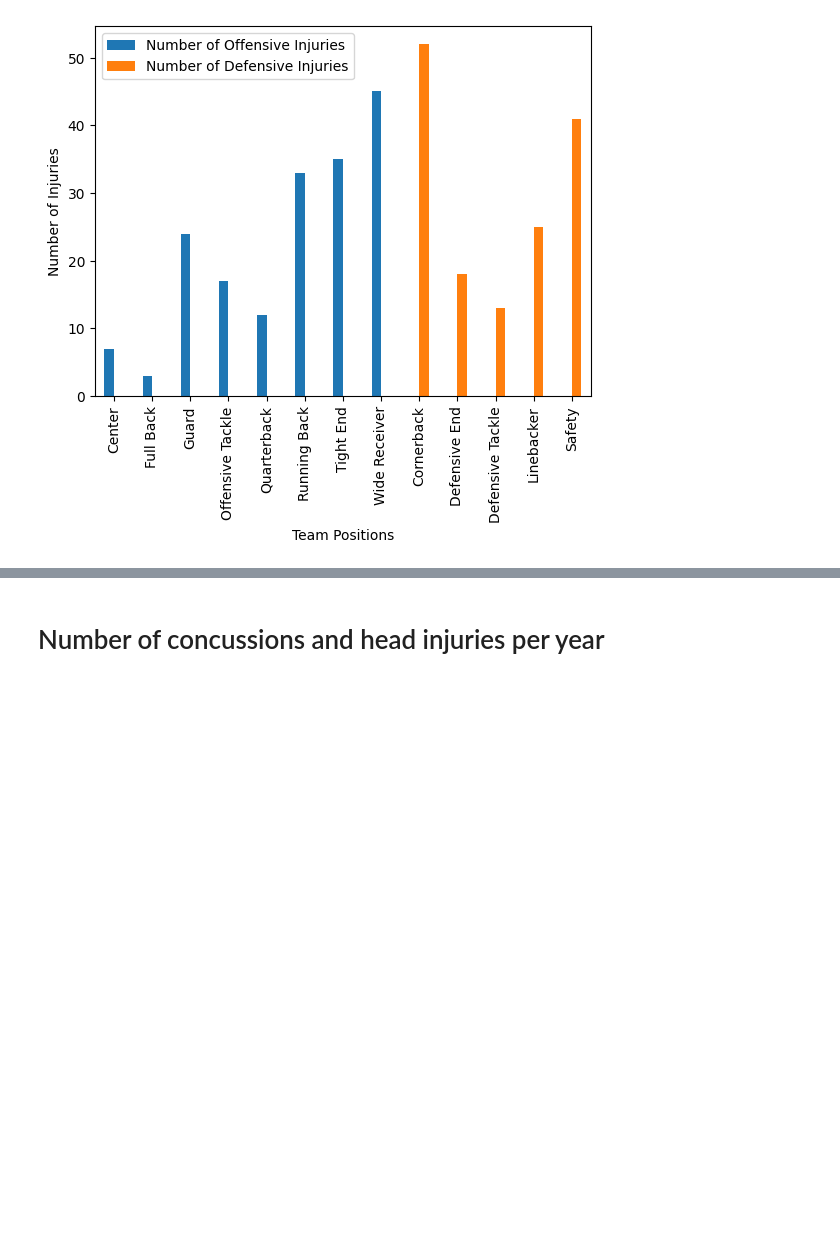
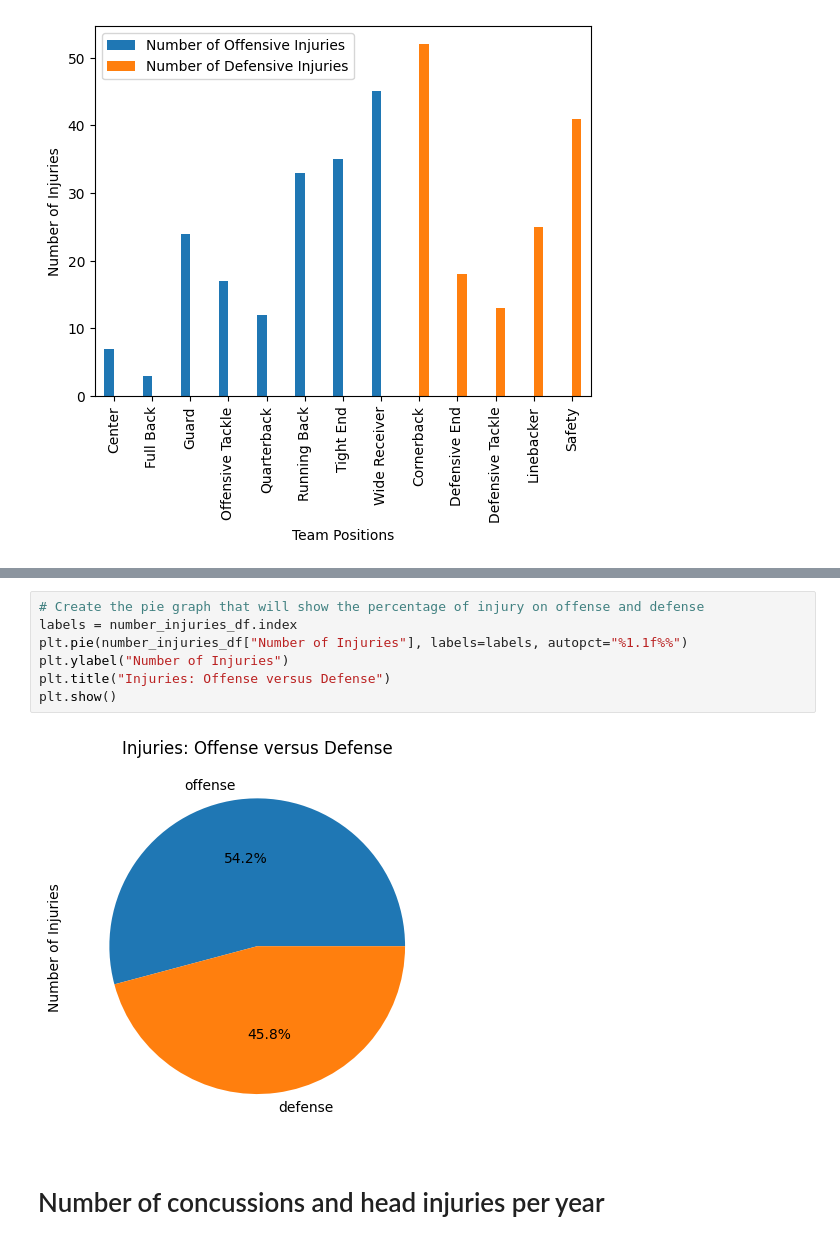
Before and after one commit to DunieCarrasco/nfl_concussion_analysis, a Jupyter notebook: joel_clean_dataframe.ipynb, the cells around one changed output, grey strips where cells are left out. Cells and saved outputs as stored; diff of their text form; blank space fills up the shorter version.

```diff
--- a/joel_clean_dataframe.ipynb
+++ b/joel_clean_dataframe.ipynb
@@ -374,3 +468,12 @@ number_injuries_df.plot(kind="bar", xlabel="Team Types", ylabel="Number of Injur
+# %%
+# Create the pie graph that will show the percentage of injury on offense and defense
+labels = number_injuries_df.index
+plt.pie(number_injuries_df["Number of Injuries"], labels=labels, autopct="%1.1f%%")
+plt.ylabel("Number of Injuries")
+plt.title("Injuries: Offense versus Defense")
+plt.show()
+# %% [output]
+[figure, added]
 # %% [markdown]
 # Number of concussions and head injuries per year
 # %%
```
Also changed, not shown: parts of 23 cells of this notebook, 1 other file.
